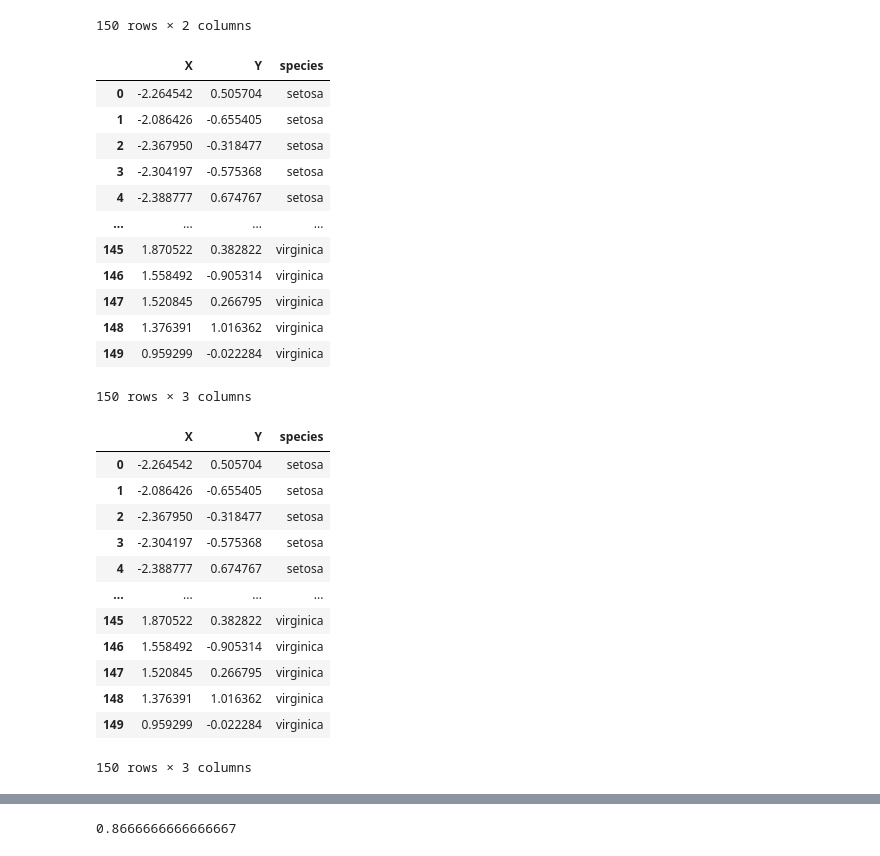
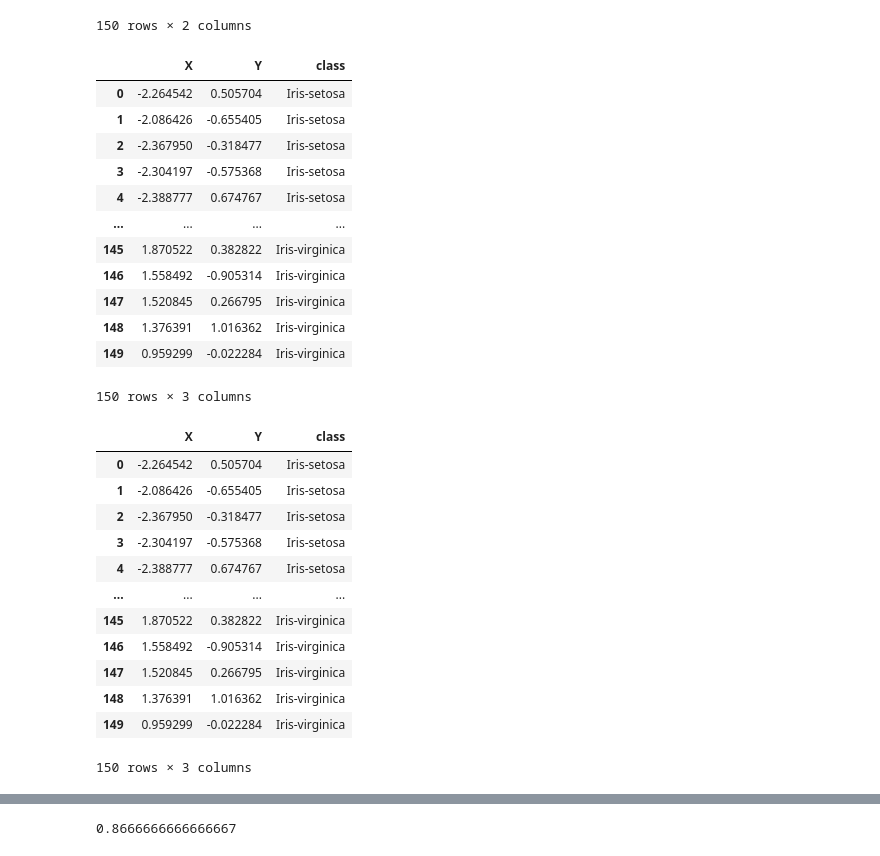
Before and after one commit to RahmaNhz/Pendat, a Jupyter notebook: _sources/ANNBPPCA.ipynb, the cells around one changed output, grey strips where cells are left out. Cells and saved outputs as stored; diff of their text form; code cells hidden in the pictures.

```diff
--- a/_sources/ANNBPPCA.ipynb
+++ b/_sources/ANNBPPCA.ipynb
@@ -6,6 +6,6 @@ import numpy as np
 import seaborn as sns
 import matplotlib.pyplot as plt
 # %%
-df=pd.read_csv('https://raw.githubusercontent.com/ifaa08/data/main/IrisDataset.csv')
+df=pd.read_csv('https://raw.githubusercontent.com/RahmaNhz/Pendat/gh-pages/irisdata.csv')
 df.head()
 # %% [output]
@@ -235,38 +233,38 @@ data
 | 149 | 0.959299 | -0.022284 |
 150 rows × 2 columns
 # %%
-data['species']=df['species']
+data['class']=df['class']
 data
 # %% [output]
-|  | X | Y | species |
-| 0 | -2.264542 | 0.505704 | setosa |
-| 1 | -2.086426 | -0.655405 | setosa |
-| 2 | -2.367950 | -0.318477 | setosa |
-| 3 | -2.304197 | -0.575368 | setosa |
-| 4 | -2.388777 | 0.674767 | setosa |
+|  | X | Y | class |
+| 0 | -2.264542 | 0.505704 | Iris-setosa |
+| 1 | -2.086426 | -0.655405 | Iris-setosa |
+| 2 | -2.367950 | -0.318477 | Iris-setosa |
+| 3 | -2.304197 | -0.575368 | Iris-setosa |
+| 4 | -2.388777 | 0.674767 | Iris-setosa |
 | ... | ... | ... | ... |
-| 145 | 1.870522 | 0.382822 | virginica |
-| 146 | 1.558492 | -0.905314 | virginica |
-| 147 | 1.520845 | 0.266795 | virginica |
-| 148 | 1.376391 | 1.016362 | virginica |
-| 149 | 0.959299 | -0.022284 | virginica |
+| 145 | 1.870522 | 0.382822 | Iris-virginica |
+| 146 | 1.558492 | -0.905314 | Iris-virginica |
+| 147 | 1.520845 | 0.266795 | Iris-virginica |
+| 148 | 1.376391 | 1.016362 | Iris-virginica |
+| 149 | 0.959299 | -0.022284 | Iris-virginica |
 150 rows × 3 columns
 # %%
 dt=data
 dt
 # %% [output]
-|  | X | Y | species |
-| 0 | -2.264542 | 0.505704 | setosa |
-| 1 | -2.086426 | -0.655405 | setosa |
-| 2 | -2.367950 | -0.318477 | setosa |
-| 3 | -2.304197 | -0.575368 | setosa |
-| 4 | -2.388777 | 0.674767 | setosa |
+|  | X | Y | class |
+| 0 | -2.264542 | 0.505704 | Iris-setosa |
+| 1 | -2.086426 | -0.655405 | Iris-setosa |
+| 2 | -2.367950 | -0.318477 | Iris-setosa |
+| 3 | -2.304197 | -0.575368 | Iris-setosa |
+| 4 | -2.388777 | 0.674767 | Iris-setosa |
 | ... | ... | ... | ... |
-| 145 | 1.870522 | 0.382822 | virginica |
-| 146 | 1.558492 | -0.905314 | virginica |
-| 147 | 1.520845 | 0.266795 | virginica |
-| 148 | 1.376391 | 1.016362 | virginica |
-| 149 | 0.959299 | -0.022284 | virginica |
+| 145 | 1.870522 | 0.382822 | Iris-virginica |
+| 146 | 1.558492 | -0.905314 | Iris-virginica |
+| 147 | 1.520845 | 0.266795 | Iris-virginica |
+| 148 | 1.376391 | 1.016362 | Iris-virginica |
+| 149 | 0.959299 | -0.022284 | Iris-virginica |
 150 rows × 3 columns
 # %%
 from sklearn.neural_network import MLPClassifier
```
Also changed, not shown: parts of 9 cells of this notebook, 15 other files.
